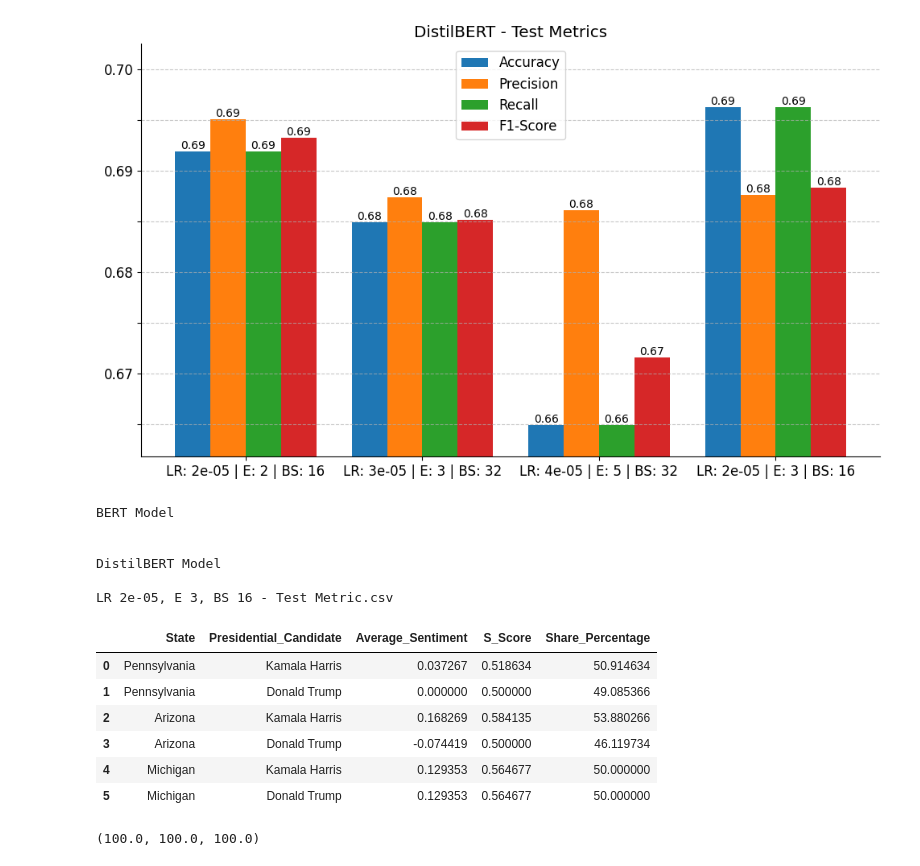
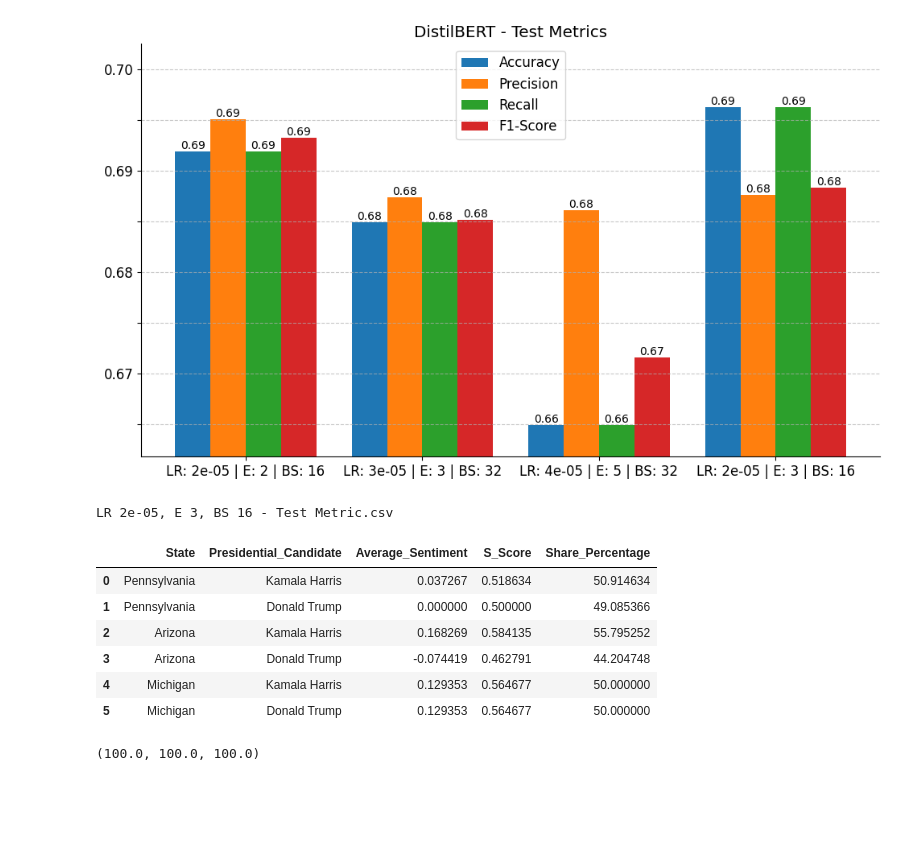
Before and after one commit to u-Kuro/Thesis-2024-U.S.-Presidential-Election-Sentiment-Analysis, a Jupyter notebook: Model Visualization Results.ipynb, the cells around one changed output. Cells and saved outputs as stored; diff of their text form; code cells hidden in the pictures; blank space fills up the shorter version.

Commit message:
updated sentiment share calculation

```diff
--- a/Model Visualization Results.ipynb
+++ b/Model Visualization Results.ipynb
@@ -365,7 +365,7 @@ def calculate_sentiment_shares(df, group_name, target_name):
         avg_sentiment = np.mean(scores)
 
         # Calculate s score (average of max and min values)
-        s_score = (max(avg_sentiment, 0) + 1) / 2
+        s_score = (avg_sentiment + 1) / 2
 
         results.append({
             group_name: group,
@@ -387,8 +387,6 @@ def show_model_confusion_matrices():
     best_model_folder_path = None
     best_model_accuracy = None
     for model_folder in model_evaluation_results_folders:
-
-        print(f"\n{model_folder} Model\n")
 
         model_test_metric_names = ['Accuracy',  'Precision', 'Recall', 'F1-Score']
         model_parameters = []
@@ -455,40 +453,35 @@ def show_model_confusion_matrices():
         state_df = df[df['State'] == state]
 
         # Calculate sentiment shares for this state
         state_results = calculate_sentiment_shares(
             state_df,
             'Presidential_Candidate',
             'Predicted_Sent'
         )
 
         # Add state column to results
         state_results['State'] = state
 
         all_results.append(state_results)
 
     # Combine results from all states
     final_results = pd.concat(all_results, ignore_index=True)
 
     # Reorder columns to put State first
     cols = ['State'] + [col for col in final_results.columns if col != 'State']
     final_results = final_results[cols]
 
     return final_results
 
 
 show_model_confusion_matrices()
 # %% [output]
-BERT Model
-
-
-DistilBERT Model
-
 LR 2e-05, E 3, BS 16 - Test Metric.csv
 |  | State | Presidential_Candidate | Average_Sentiment | S_Score | Share_Percentage |
 | 0 | Pennsylvania | Kamala Harris | 0.037267 | 0.518634 | 50.914634 |
 | 1 | Pennsylvania | Donald Trump | 0.000000 | 0.500000 | 49.085366 |
-| 2 | Arizona | Kamala Harris | 0.168269 | 0.584135 | 53.880266 |
-| 3 | Arizona | Donald Trump | -0.074419 | 0.500000 | 46.119734 |
+| 2 | Arizona | Kamala Harris | 0.168269 | 0.584135 | 55.795252 |
+| 3 | Arizona | Donald Trump | -0.074419 | 0.462791 | 44.204748 |
 | 4 | Michigan | Kamala Harris | 0.129353 | 0.564677 | 50.000000 |
 | 5 | Michigan | Donald Trump | 0.129353 | 0.564677 | 50.000000 |
 # %%
```
Also changed, not shown: parts of 1 cell of this notebook.
